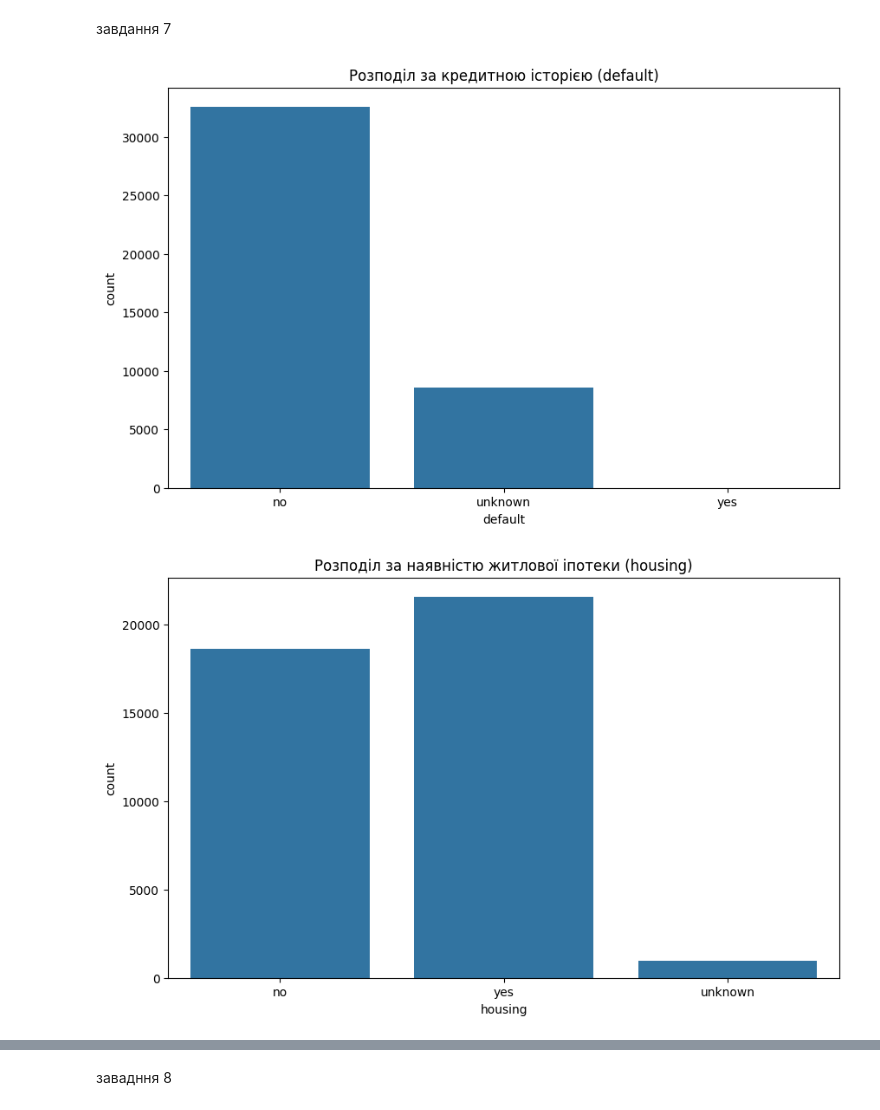
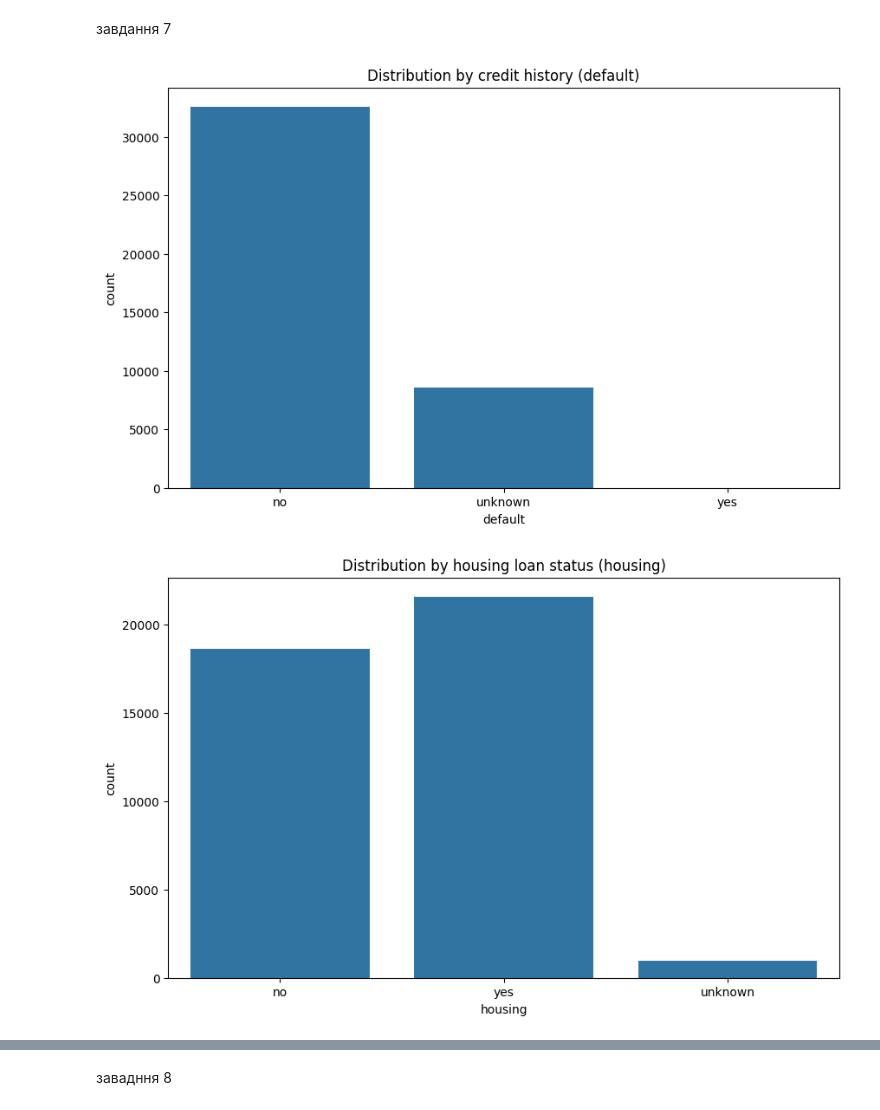
Before and after one commit to darkvasia/pyton.OSHI.2024, a Jupyter notebook: task5_Classification_vasia.fatych.ipynb, the cells around one changed output, grey strips where cells are left out. Drawn from its saved outputs; the diff is of its cells as text; code cells hidden in the pictures.

```diff
--- a/task5_Classification_vasia.fatych.ipynb
+++ b/task5_Classification_vasia.fatych.ipynb
@@ -229,18 +226,18 @@ plt.show()
 # %%
 plt.figure(figsize=(10, 6))
 sns.countplot(x='default', data=df)
-plt.title('Розподіл за кредитною історією (default)')
+plt.title('Distribution by credit history (default)')
 plt.show()
 
 plt.figure(figsize=(10, 6))
 sns.countplot(x='housing', data=df)
-plt.title('Розподіл за наявністю житлової іпотеки (housing)')
+plt.title('Distribution by housing loan status (housing)')
 plt.show()
 
 plt.figure(figsize=(10, 6))
 sns.countplot(x='loan', data=df)
-plt.title('Розподіл за наявністю особистого кредиту (loan)')
+plt.title('Distribution by personal loan status (loan)')
 plt.show()
 # %% [output]
-[figure, old version]
+[figure, new version]
-[figure, old version]
+[figure, new version]
```
Also changed, not shown: parts of 12 cells of this notebook.
